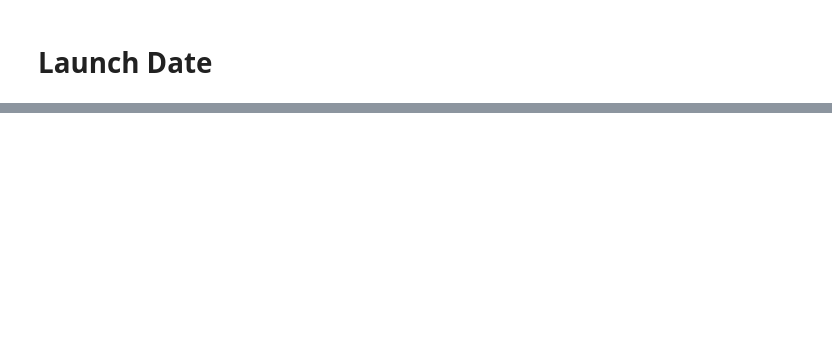
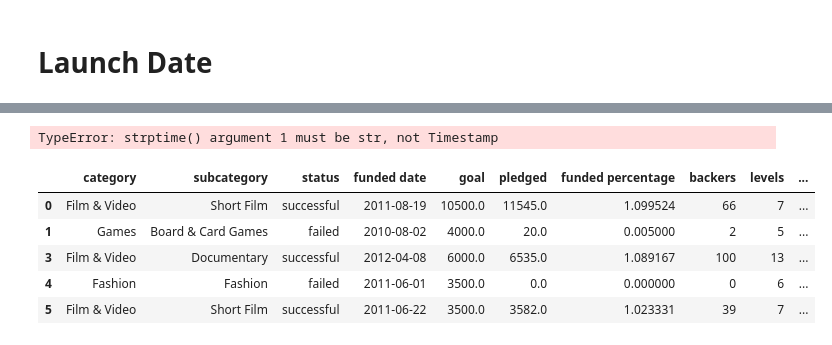
Before and after one commit to nmlook/GA-Application, a Jupyter notebook: Data Science Immersive Admissions Task.ipynb, the cells around one changed output, grey strips where cells are left out. Drawn from its saved outputs; the diff is of its cells as text; code cells hidden in the pictures; blank space fills up the shorter version.

```diff
--- a/Data Science Immersive Admissions Task.ipynb
+++ b/Data Science Immersive Admissions Task.ipynb
@@ -410,2 +412,17 @@ filtered_df['funded date'].head(10)
 Name: funded date, dtype: object
+# %%
+filtered_df['funded date'] = pd.to_datetime(filtered_df['funded date'])
+filtered_df['funded date date'] = filtered_df['funded date'].apply(lambda x: x.date())
+filtered_df['funded date time'] = filtered_df['funded date'].apply(lambda x: pd.datetime.strptime(x, '%H:%M:%S'))
+# %% [output]
+TypeError: strptime() argument 1 must be str, not Timestamp
+# %%
+filtered_df.head()
+# %% [output]
+|  | category | subcategory | status | funded date | goal | pledged | funded percentage | backers | levels | ... |
+| 0 | Film & Video | Short Film | successful | 2011-08-19 | 10500.0 | 11545.0 | 1.099524 | 66 | 7 | ... |
+| 1 | Games | Board & Card Games | failed | 2010-08-02 | 4000.0 | 20.0 | 0.005000 | 2 | 5 | ... |
+| 3 | Film & Video | Documentary | successful | 2012-04-08 | 6000.0 | 6535.0 | 1.089167 | 100 | 13 | ... |
+| 4 | Fashion | Fashion | failed | 2011-06-01 | 3500.0 | 0.0 | 0.000000 | 0 | 6 | ... |
+| 5 | Film & Video | Short Film | successful | 2011-06-22 | 3500.0 | 3582.0 | 1.023331 | 39 | 7 | ... |
 # %%
```
Also changed, not shown: parts of 10 cells of this notebook.
